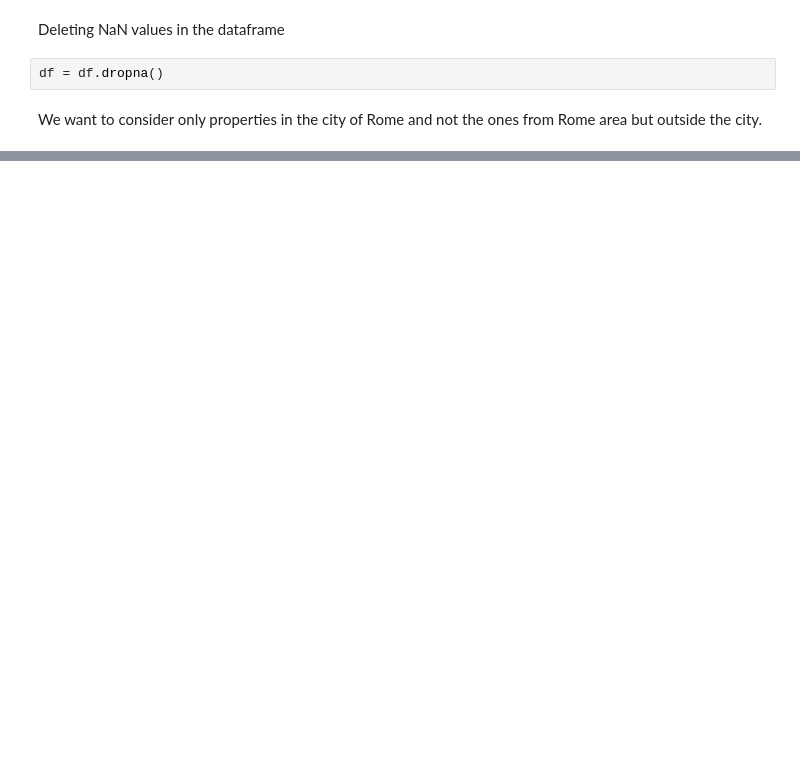
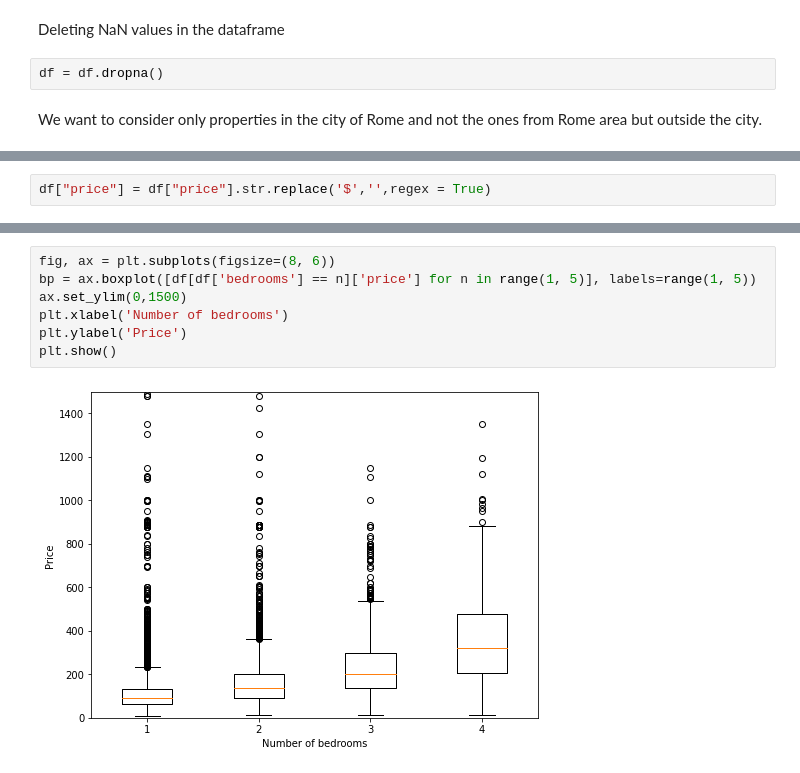
Before and after one commit to Beccacec/FDS-Final-Project, a Jupyter notebook: FDS_final_project_Lorenzo.ipynb, the cells around one changed output, grey strips where cells are left out. Cells and saved outputs as stored; diff of their text form; blank space fills up the shorter version.

```diff
--- a/FDS_final_project_Lorenzo.ipynb
+++ b/FDS_final_project_Lorenzo.ipynb
@@ -42,0 +40,2 @@ df.head()
+# %%
+df["price"] = df["price"].str.replace('$','',regex = True)
@@ -42,0 +76,9 @@ df.head()
+# %%
+fig, ax = plt.subplots(figsize=(8, 6))
+bp = ax.boxplot([df[df['bedrooms'] == n]['price'] for n in range(1, 5)], labels=range(1, 5))
+ax.set_ylim(0,1500)
+plt.xlabel('Number of bedrooms')
+plt.ylabel('Price')
+plt.show()
+# %% [output]
+[figure, added]
```
Also changed, not shown: parts of 12 cells of this notebook.
